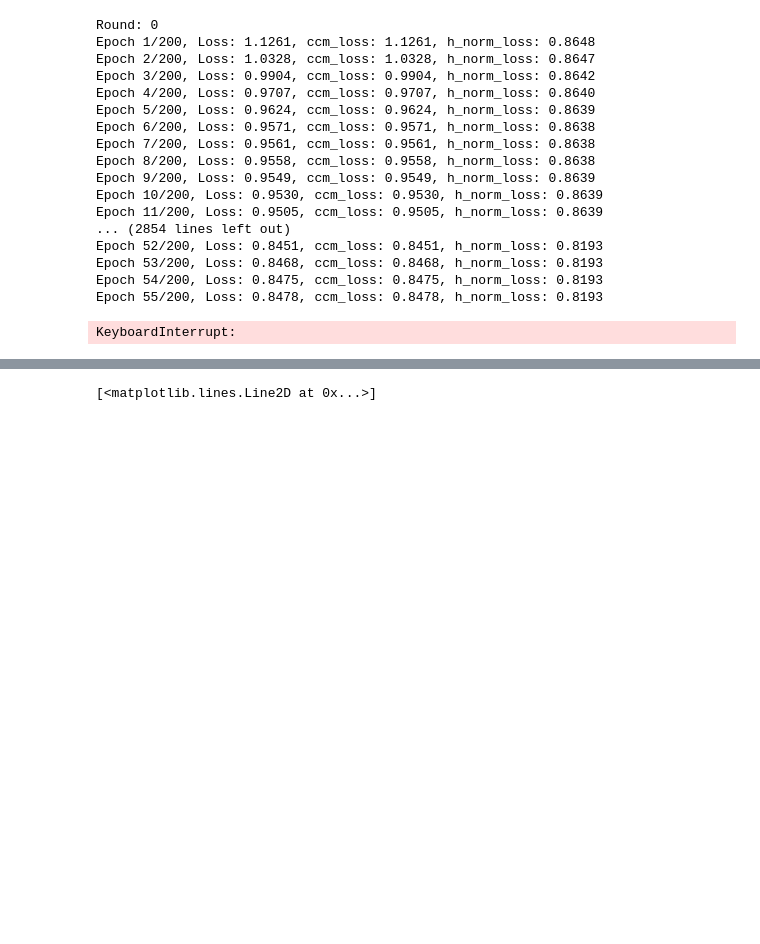
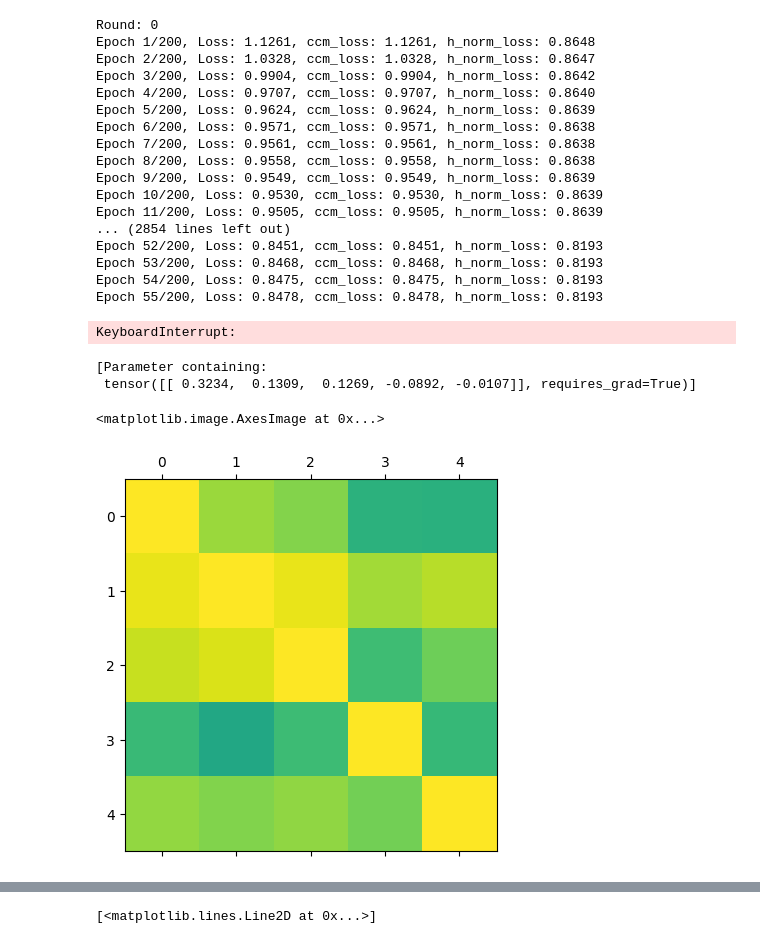
Before and after one commit to z7743/FlowDecomposition, a Jupyter notebook: notebooks/test.ipynb, the cells around one changed output, grey strips where cells are left out. Drawn from its saved outputs; the diff is of its cells as text; code cells hidden in the pictures; blank space fills up the shorter version.

```diff
--- a/notebooks/test.ipynb
+++ b/notebooks/test.ipynb
@@ -181,0 +193,12 @@ unmixed = fd.predict(X)
+# %%
+import torch
+fd.component_mixing(torch.ones(5))
+[i for i in fd.component_mixing.parameters()]
+# %% [output]
+[Parameter containing:
+ tensor([[ 0.3234,  0.1309,  0.1269, -0.0892, -0.0107]], requires_grad=True)]
+# %%
+plt.matshow(PairwiseCCM("cpu").compute(unmixed.transpose(1,0,2),unmixed.transpose(1,0,2),3000,400).mean(axis=0),vmax=1,vmin=0)
+# %% [output]
+<matplotlib.image.AxesImage at 0x...>
+[figure, added]
```
Also changed, not shown: parts of 9 cells of this notebook, 4 other files.
